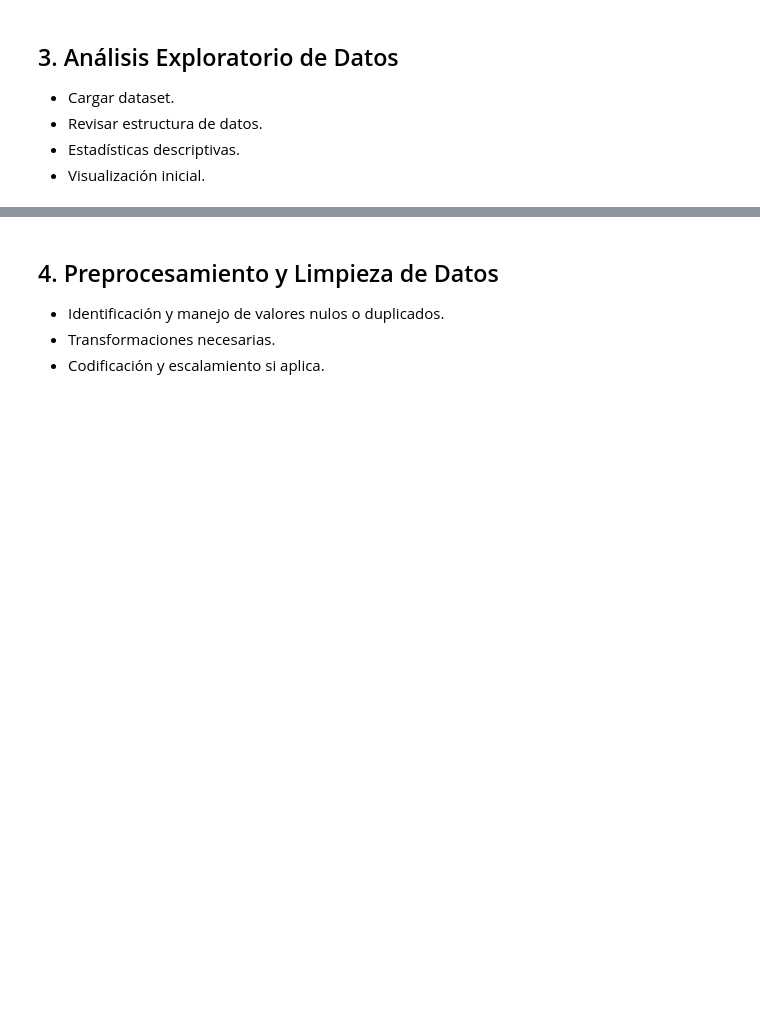
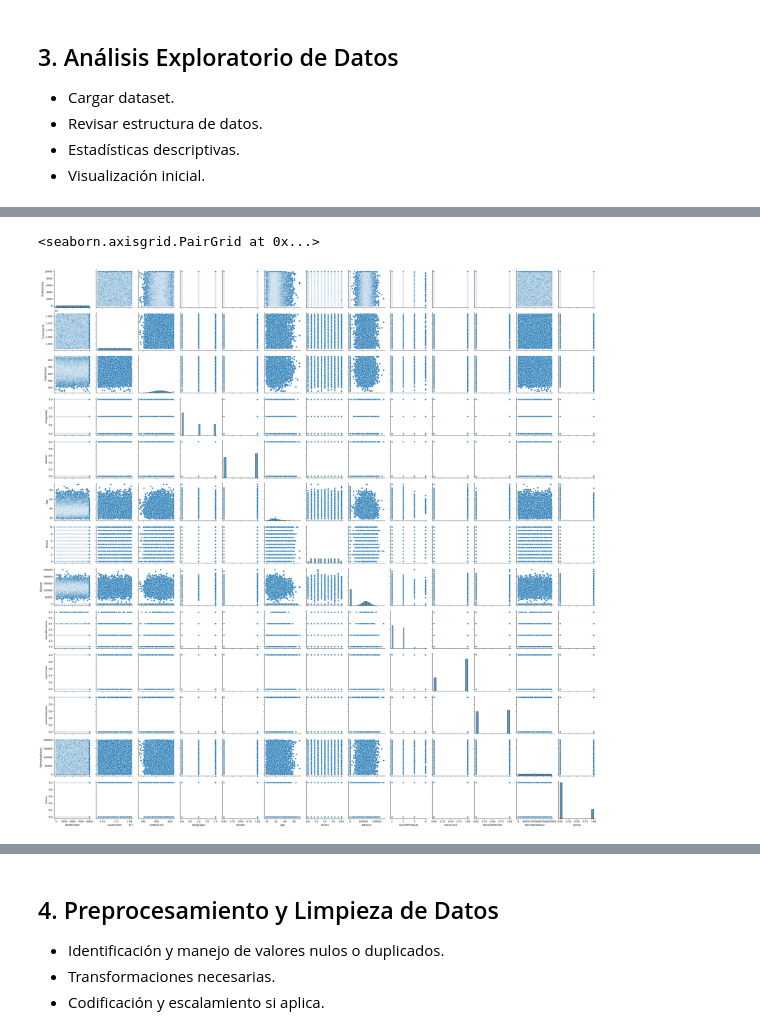
Before and after one commit to DarkinMC/CustomerChurn_Prediction_BankingSector_1AN-213_HAN_G4, a Jupyter notebook: Bank_customer_churn_pred.ipynb, the cells around one changed output, grey strips where cells are left out. Drawn from its saved outputs; the diff is of its cells as text; code cells hidden in the pictures; blank space fills up the shorter version.

```diff
--- a/Bank_customer_churn_pred.ipynb
+++ b/Bank_customer_churn_pred.ipynb
@@ -58,0 +176,5 @@ a
+# %%
+sns.pairplot(dfchurn1)
+# %% [output]
+<seaborn.axisgrid.PairGrid at 0x...>
+[figure, added]
```
Also changed, not shown: parts of 32 cells of this notebook.
